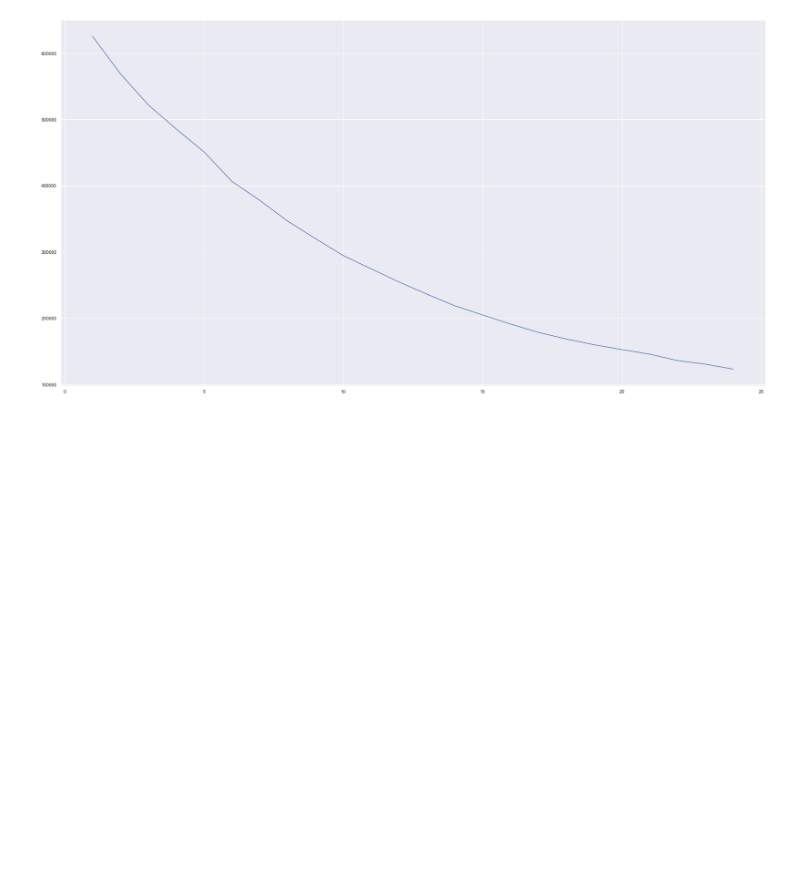
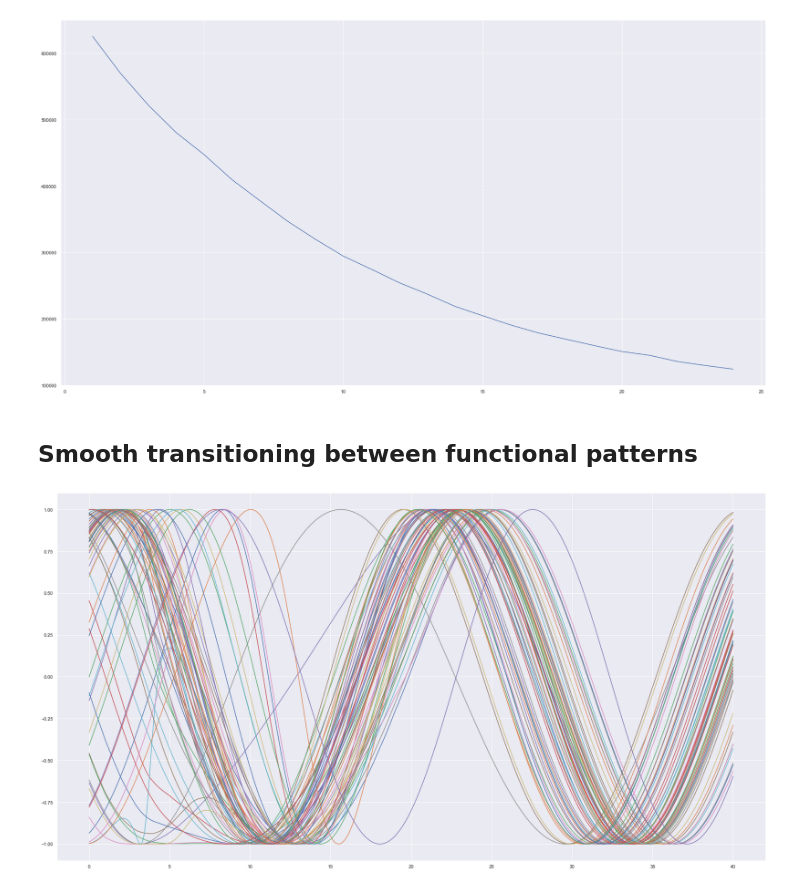
Before and after one commit to rnartallo/kuramotocontrol, a Jupyter notebook: PhaseLocking.ipynb, the cells around one changed output. Drawn from its saved outputs; the diff is of its cells as text; code cells hidden in the pictures; blank space fills up the shorter version.

Commit message:
Smoothly varied omega parameter over time to try to transition between functional patterns

```diff
--- a/PhaseLocking.ipynb
+++ b/PhaseLocking.ipynb
@@ -353,3 +350,20 @@ sns.lineplot(K,Dist)
 # %% [output]
 <matplotlib.axes._subplots.AxesSubplot at 0x...>
 [figure]
+# %% [markdown]
+## Smooth transitioning between functional patterns
+# %%
+T=40
+num_points = 800
+smooth_omega = np.zeros((N,1,T))
+for t in range(0,int(T/2)):
+    smooth_omega[:,:,t] = ((0.5*T-1-t)/(0.5*T-1))*omega[:,:,0]+ (t/(0.5*T-1))*omega[:,:,1]
+for t in range(int(T/2),T):
+    smooth_omega[:,:,t] = omega[:,:,1]
+sol,t = KFB.SolveKuramotoModeTDFrequency(EstimatedPhases[:,0],T,N,smooth_omega[:,0,:]+0.29,SCMatrix,num_points)
+# %%
+#Plot oscillator trajcetories
+for i in range(0,N):
+    ax = sns.lineplot(x=t,y=np.sin(sol[:,i]))
+# %% [output]
+[figure, added]
```
Also changed, not shown: parts of 8 cells of this notebook, 1 other file.
